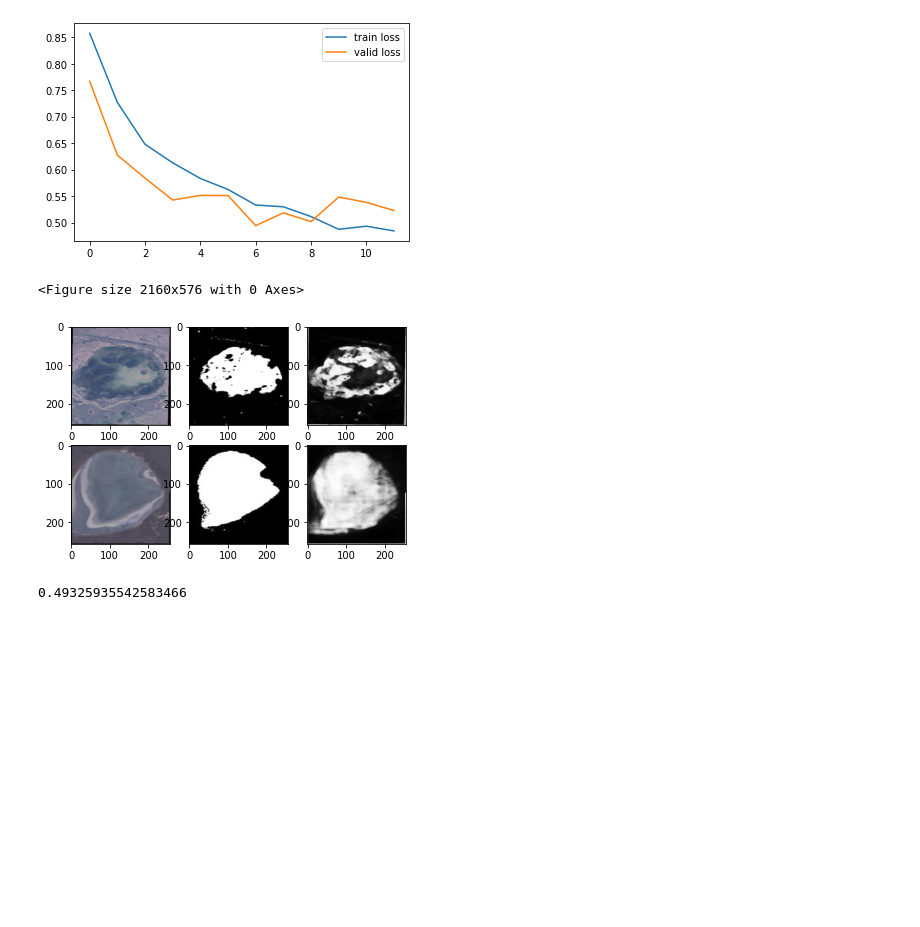
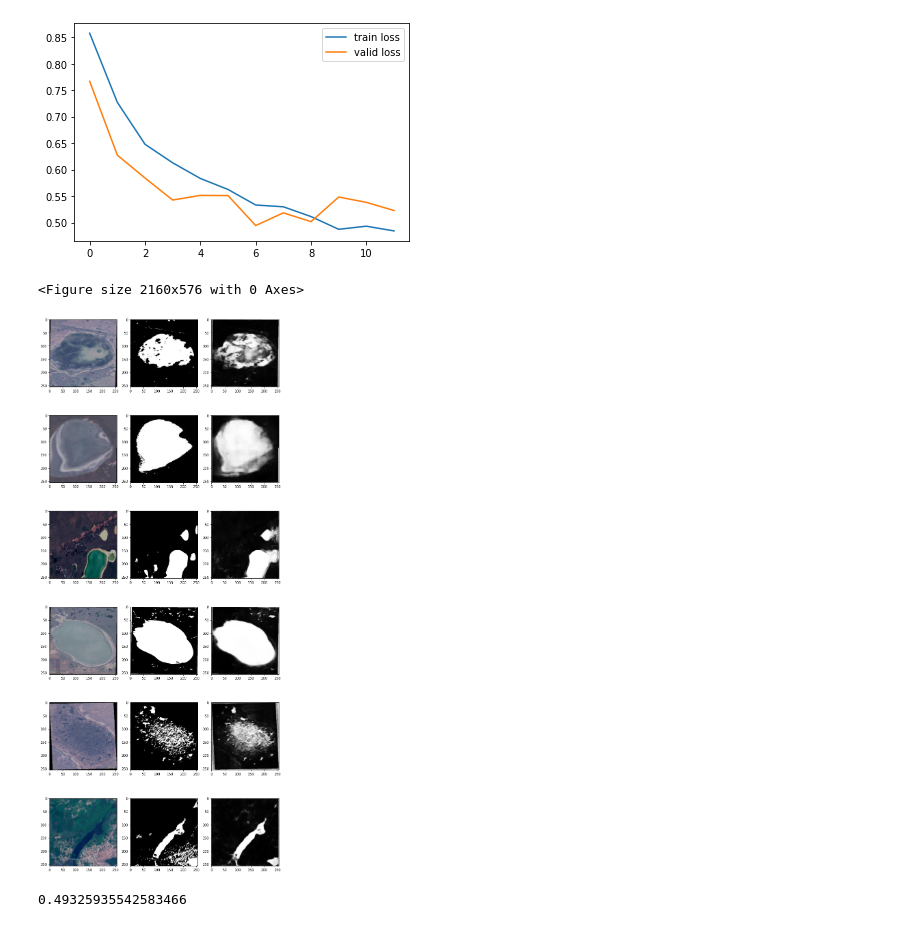
Before and after one commit to pri1311/satellite-images-of-water-bodies, a Jupyter notebook: water-bodies-segmentation-no-filters.ipynb, the cells around one changed output. Saved outputs shown, nothing was run; the diff lists cells and outputs as text; code cells hidden in the pictures; blank space fills up the shorter version.

```diff
--- a/water-bodies-segmentation-no-filters.ipynb
+++ b/water-bodies-segmentation-no-filters.ipynb
@@ -310,31 +310,51 @@ m = m.to(device)
 # %%
 transform = transforms.ToPILImage()
 pred = []
 for x, y in valid_loader:
     image0 = transform(x[0])
     image1 = transform(x[1])
+    image2 = transform(x[2])
+    image3 = transform(x[3])
+    image4 = transform(x[4])
+    image5 = transform(x[5])
 
     x = x.to(device, dtype=torch.float32)
     y = y.to(device, dtype=torch.float32)
 
     y_pred = m(x)
     img = y_pred.cpu().detach().numpy()
     plt.figure(figsize=(30,8))
 
     #subplot(r,c) provide the no. of rows and columns
-    f, axarr = plt.subplots(2,3)
-
+    f, axarr = plt.subplots(6,3)
+    f.set_size_inches(12, 30, forward=True)
     axarr[0,0].imshow(image0)
     axarr[0,1].imshow(np.squeeze(y.cpu().detach().numpy())[0], cmap='gray')
     axarr[0,2].imshow(np.squeeze(img)[0], cmap='gray')
 
     axarr[1,0].imshow(image1)
     axarr[1,1].imshow(np.squeeze(y.cpu().detach().numpy())[1], cmap='gray')
     axarr[1,2].imshow(np.squeeze(img)[1], cmap='gray')
+
+    axarr[5,0].imshow(image2)
+    axarr[5,1].imshow(np.squeeze(y.cpu().detach().numpy())[2], cmap='gray')
+    axarr[5,2].imshow(np.squeeze(img)[2], cmap='gray')
+
+    axarr[2,0].imshow(image3)
+    axarr[2,1].imshow(np.squeeze(y.cpu().detach().numpy())[3], cmap='gray')
+    axarr[2,2].imshow(np.squeeze(img)[3], cmap='gray')
+
+    axarr[3,0].imshow(image4)
+    axarr[3,1].imshow(np.squeeze(y.cpu().detach().numpy())[4], cmap='gray')
+    axarr[3,2].imshow(np.squeeze(img)[4], cmap='gray')
+
+    axarr[4,0].imshow(image5)
+    axarr[4,1].imshow(np.squeeze(y.cpu().detach().numpy())[5], cmap='gray')
+    axarr[4,2].imshow(np.squeeze(img)[5], cmap='gray')
     break
 # %% [output]
 <Figure size 2160x576 with 0 Axes>
-[figure, old version]
+[figure, new version]
 # %%
 dice_BCE = evaluate(m, valid_loader, loss_fn, device)
 # %%
```
